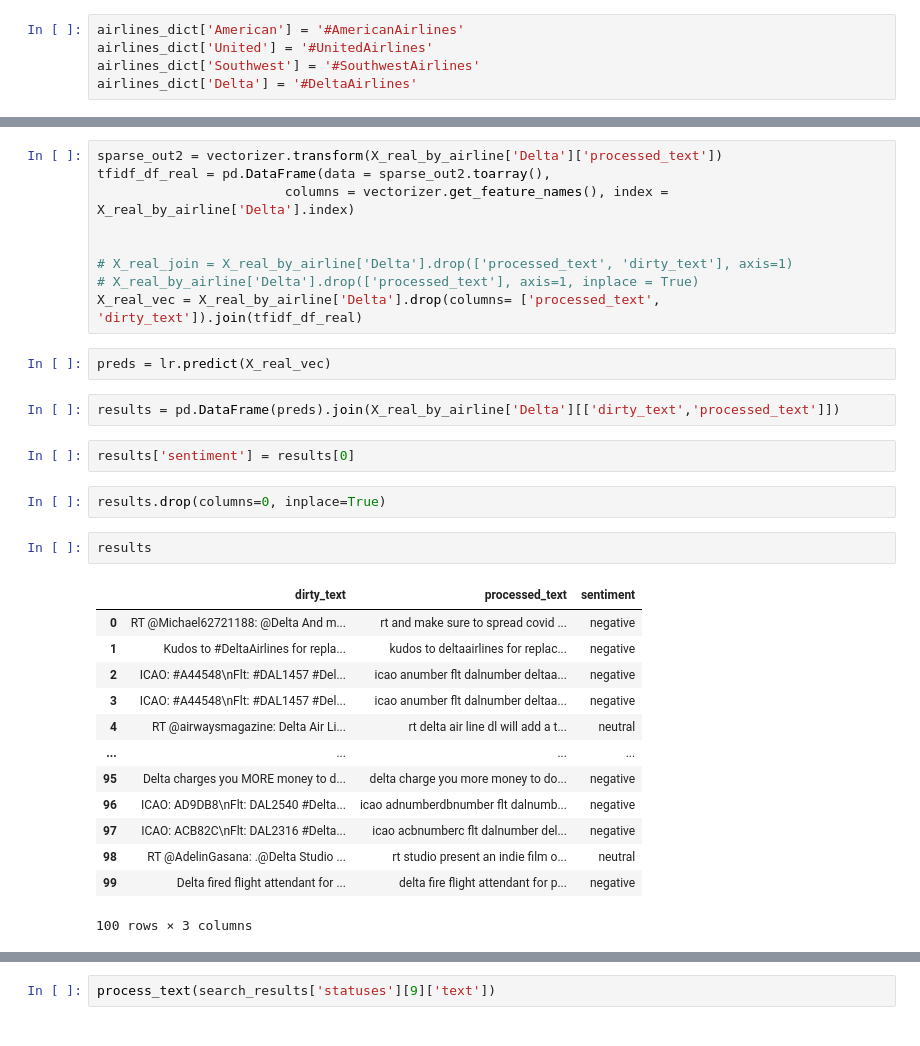
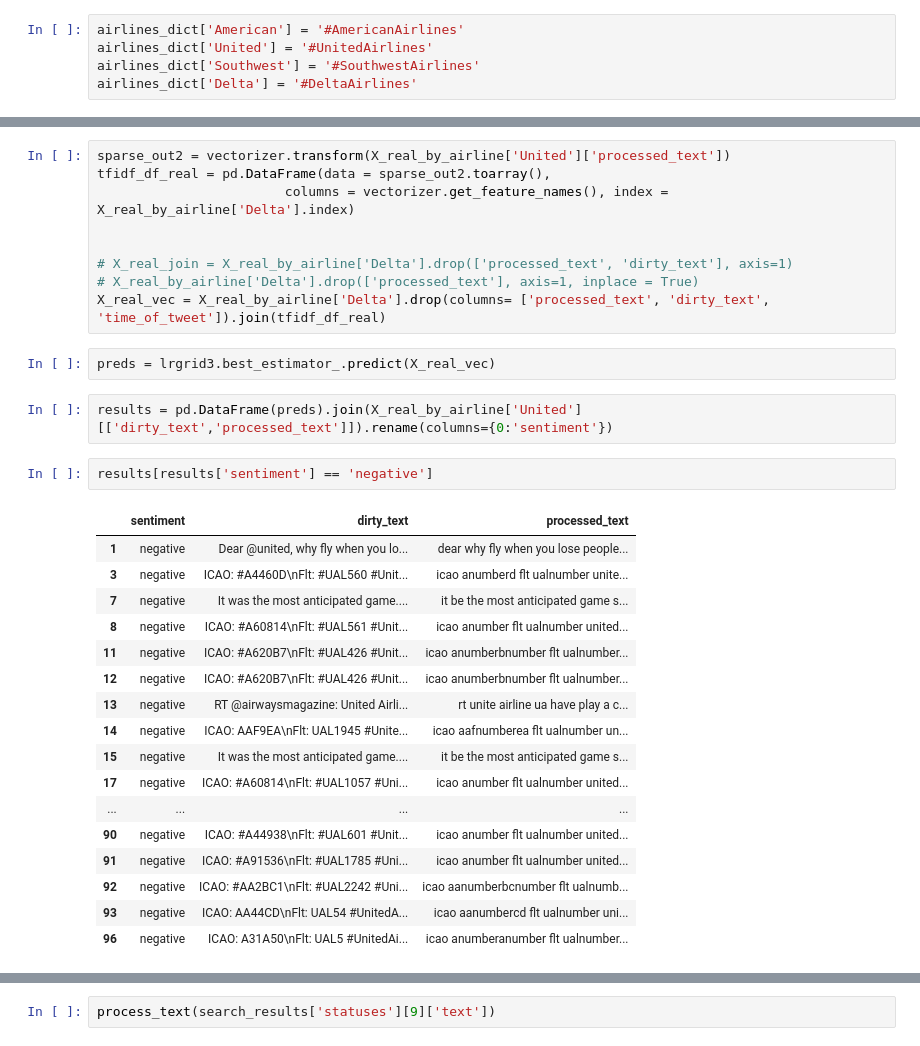
Before and after one commit to feelgd777/nlp_tweets, a Jupyter notebook: data_cleaning.ipynb, the cells around one changed output, grey strips where cells are left out. Saved outputs shown, nothing was run; the diff lists cells and outputs as text.

```diff
--- a/data_cleaning.ipynb
+++ b/data_cleaning.ipynb
@@ -604,33 +761,33 @@ X_real_by_airline['Delta'].drop(columns= ['processed_text', 'dirty_text'])
 # %%
-sparse_out2 = vectorizer.transform(X_real_by_airline['Delta']['processed_text'])
+sparse_out2 = vectorizer.transform(X_real_by_airline['United']['processed_text'])
 tfidf_df_real = pd.DataFrame(data = sparse_out2.toarray(),
                         columns = vectorizer.get_feature_names(), index = X_real_by_airline['Delta'].index)
 
 
 # X_real_join = X_real_by_airline['Delta'].drop(['processed_text', 'dirty_text'], axis=1)
 # X_real_by_airline['Delta'].drop(['processed_text'], axis=1, inplace = True)
-X_real_vec = X_real_by_airline['Delta'].drop(columns= ['processed_text', 'dirty_text']).join(tfidf_df_real)
+X_real_vec = X_real_by_airline['Delta'].drop(columns= ['processed_text', 'dirty_text', 'time_of_tweet']).join(tfidf_df_real)
 # %%
-preds = lr.predict(X_real_vec)
+preds = lrgrid3.best_estimator_.predict(X_real_vec)
 # %%
-results = pd.DataFrame(preds).join(X_real_by_airline['Delta'][['dirty_text','processed_text']])
+results = pd.DataFrame(preds).join(X_real_by_airline['United'][['dirty_text','processed_text']]).rename(columns={0:'sentiment'})
 # %%
-results['sentiment'] = results[0]
+results[results['sentiment'] == 'negative']
+# %% [output]
+|  | sentiment | dirty_text | processed_text |
+| 1 | negative | Dear @united, why fly when you lo... | dear why fly when you lose people... |
+| 3 | negative | ICAO: #A4460D\nFlt: #UAL560 #Unit... | icao anumberd flt ualnumber unite... |
+| 7 | negative | It was the most anticipated game.... | it be the most anticipated game s... |
+| 8 | negative | ICAO: #A60814\nFlt: #UAL561 #Unit... | icao anumber flt ualnumber united... |
+| 11 | negative | ICAO: #A620B7\nFlt: #UAL426 #Unit... | icao anumberbnumber flt ualnumber... |
+| 12 | negative | ICAO: #A620B7\nFlt: #UAL426 #Unit... | icao anumberbnumber flt ualnumber... |
+| 13 | negative | RT @airwaysmagazine: United Airli... | rt unite airline ua have play a c... |
+| 14 | negative | ICAO: AAF9EA\nFlt: UAL1945 #Unite... | icao aafnumberea flt ualnumber un... |
+| 15 | negative | It was the most anticipated game.... | it be the most anticipated game s... |
+| 17 | negative | ICAO: #A60814\nFlt: #UAL1057 #Uni... | icao anumber flt ualnumber united... |
+| ... | ... | ... | ... |
+| 90 | negative | ICAO: #A44938\nFlt: #UAL601 #Unit... | icao anumber flt ualnumber united... |
+| 91 | negative | ICAO: #A91536\nFlt: #UAL1785 #Uni... | icao anumber flt ualnumber united... |
+| 92 | negative | ICAO: #AA2BC1\nFlt: #UAL2242 #Uni... | icao aanumberbcnumber flt ualnumb... |
+| 93 | negative | ICAO: AA44CD\nFlt: UAL54 #UnitedA... | icao aanumbercd flt ualnumber uni... |
+| 96 | negative | ICAO: A31A50\nFlt: UAL5 #UnitedAi... | icao anumberanumber flt ualnumber... |
-# %%
-results.drop(columns=0, inplace=True)
-# %%
-results
-# %% [output]
-|  | dirty_text | processed_text | sentiment |
-| 0 | RT @Michael62721188: @Delta And m... | rt and make sure to spread covid ... | negative |
-| 1 | Kudos to #DeltaAirlines for repla... | kudos to deltaairlines for replac... | negative |
-| 2 | ICAO: #A44548\nFlt: #DAL1457 #Del... | icao anumber flt dalnumber deltaa... | negative |
-| 3 | ICAO: #A44548\nFlt: #DAL1457 #Del... | icao anumber flt dalnumber deltaa... | negative |
-| 4 | RT @airwaysmagazine: Delta Air Li... | rt delta air line dl will add a t... | neutral |
-| ... | ... | ... | ... |
-| 95 | Delta charges you MORE money to d... | delta charge you more money to do... | negative |
-| 96 | ICAO: AD9DB8\nFlt: DAL2540 #Delta... | icao adnumberdbnumber flt dalnumb... | negative |
-| 97 | ICAO: ACB82C\nFlt: DAL2316 #Delta... | icao acbnumberc flt dalnumber del... | negative |
-| 98 | RT @AdelinGasana: .@Delta Studio ... | rt studio present an indie film o... | neutral |
-| 99 | Delta fired flight attendant for ... | delta fire flight attendant for p... | negative |
-100 rows × 3 columns
```
Also changed, not shown: parts of 68 cells of this notebook.
